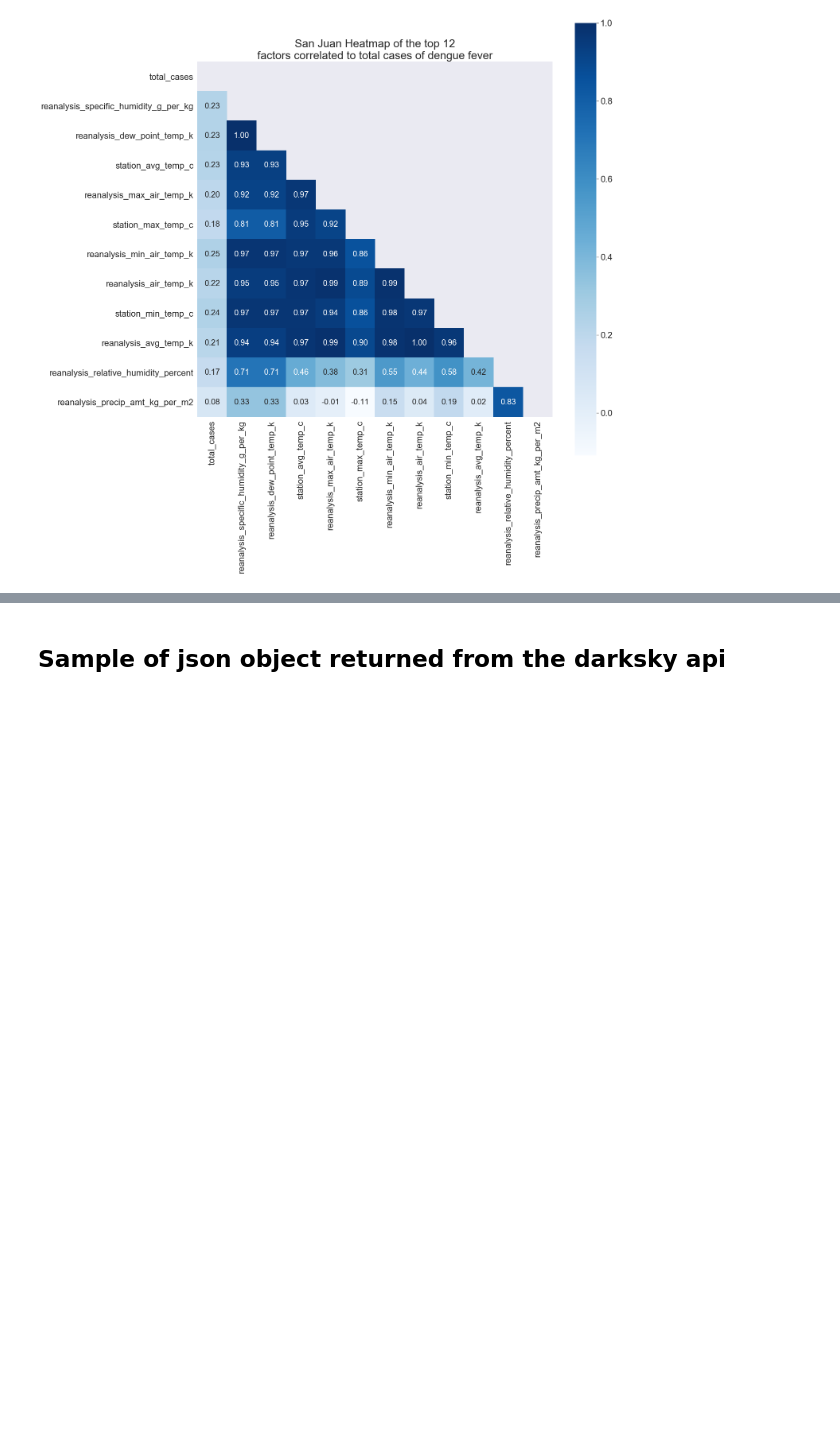
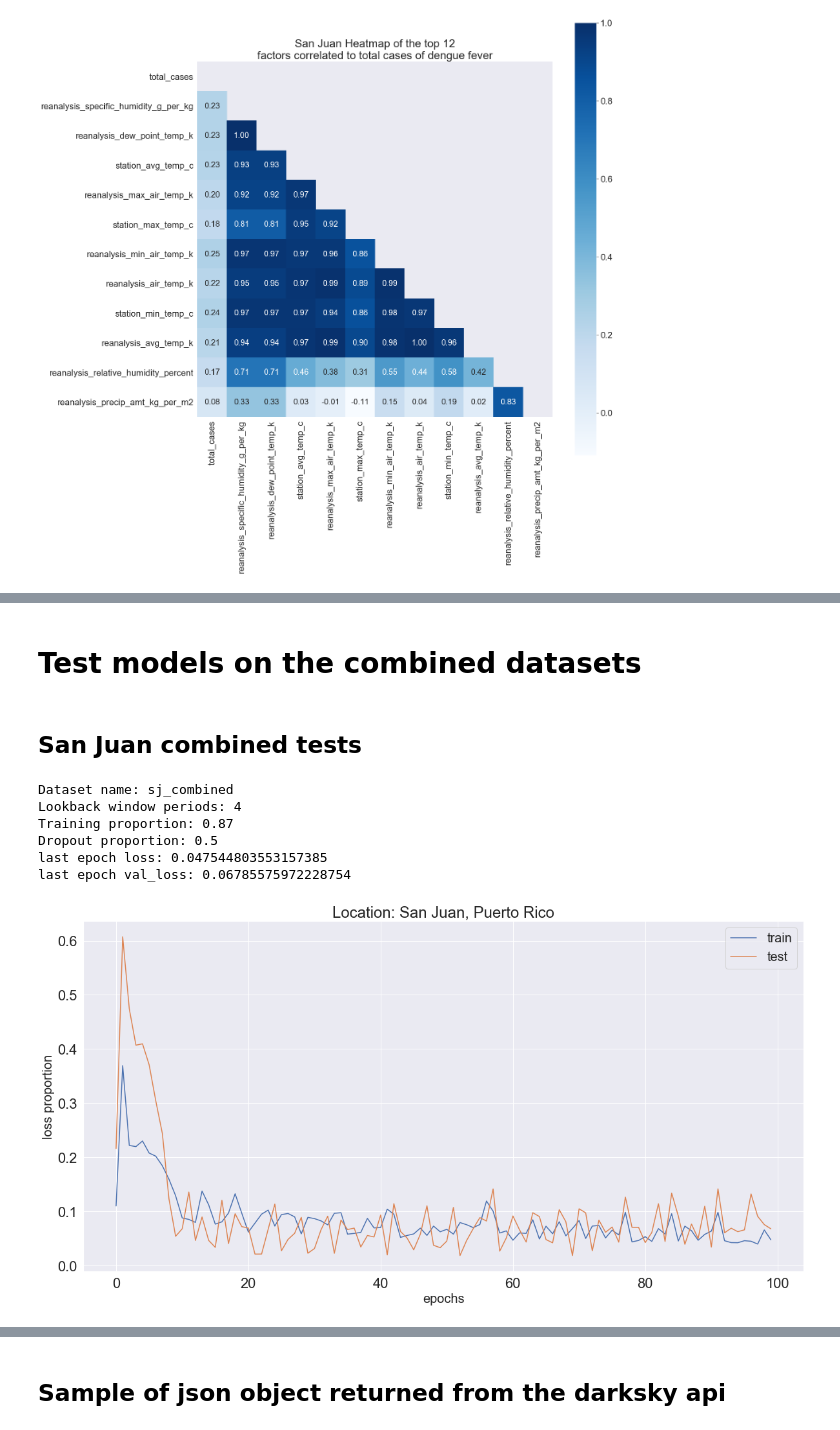
Before and after one commit to iEvidently/dsc-5-capstone-project-online-ds-pt-100118, a Jupyter notebook: dd_dengue_fever.ipynb, the cells around one changed output, grey strips where cells are left out. Cells and saved outputs as stored; diff of their text form; code cells hidden in the pictures; blank space fills up the shorter version.

```diff
--- a/dd_dengue_fever.ipynb
+++ b/dd_dengue_fever.ipynb
@@ -1165,0 +2274,8 @@ plt.show()
+# %%
+# remove "week_start_date" from one of the datrames for each city to prevent duplication
+sj_weekly_weather.drop('week_start_date', axis=1, inplace=True)
+iq_weekly_weather.drop('week_start_date', axis=1, inplace=True)
+# %%
+# create the combined dataframe
+sj_combined = add_columns(df_sj, sj_weekly_weather)
+iq_combined = add_columns(df_iq, iq_weekly_weather)
@@ -1165,0 +2323,31 @@ plt.show()
+# %%
+# add the target variable to each dataset
+sj_combined['total_cases'] = sj_train_labels['total_cases']
+iq_combined['total_cases'] = iq_train_labels['total_cases']
+# %%
+# drop the useless columns
+sj_combined.drop(['year', 'weekofyear'], axis=1, inplace=True)
+iq_combined.drop(['year', 'weekofyear'], axis=1, inplace=True)
+# %% [markdown]
+# Test models on the combined datasets
+# %% [markdown]
+## San Juan combined tests
+# %%
+# for reference
+# run_lstm(dataset_in, dataset_name_string, chart_title, start_col, end_col,
+#          lookback_periods, train_proportion, dropout_proportion, epoch_count)
+
+# this was the best performing model using the driven data data
+# run_lstm(sj_final, 'sj_final', 'San Juan, Puerto Rico', 1, 23, 4, .87, .5, 100)
+# last epoch val_loss: 0.015283949489964813
+
+# San Juan
+run_lstm(sj_combined, 'sj_combined', 'San Juan, Puerto Rico', 1, 23, 4, .87, .5, 100)
+# %% [output]
+Dataset name: sj_combined
+Lookback window periods: 4
+Training proportion: 0.87
+Dropout proportion: 0.5
+last epoch loss: 0.047544803553157385
+last epoch val_loss: 0.06785575972228754
+[figure, added]
```
Also changed, not shown: parts of 112 cells of this notebook, 1 other file.
